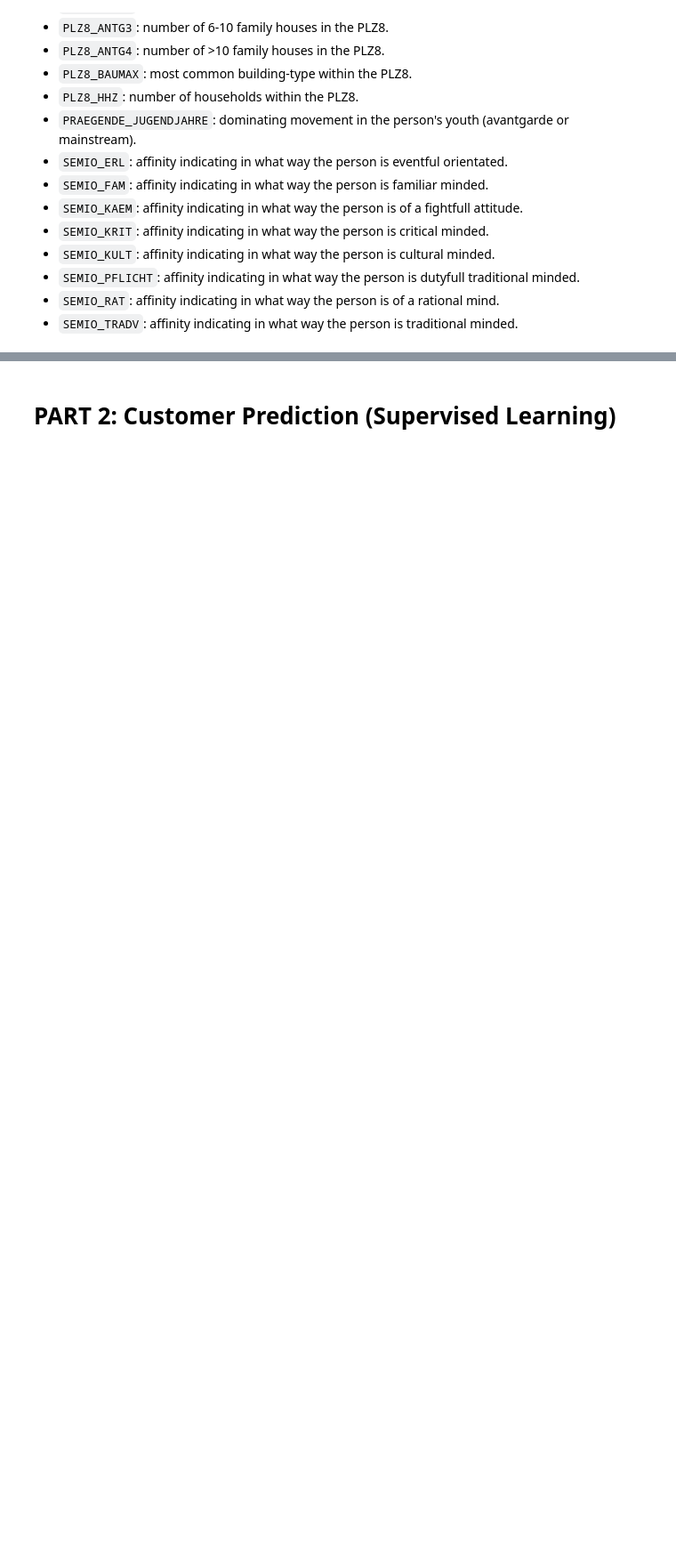
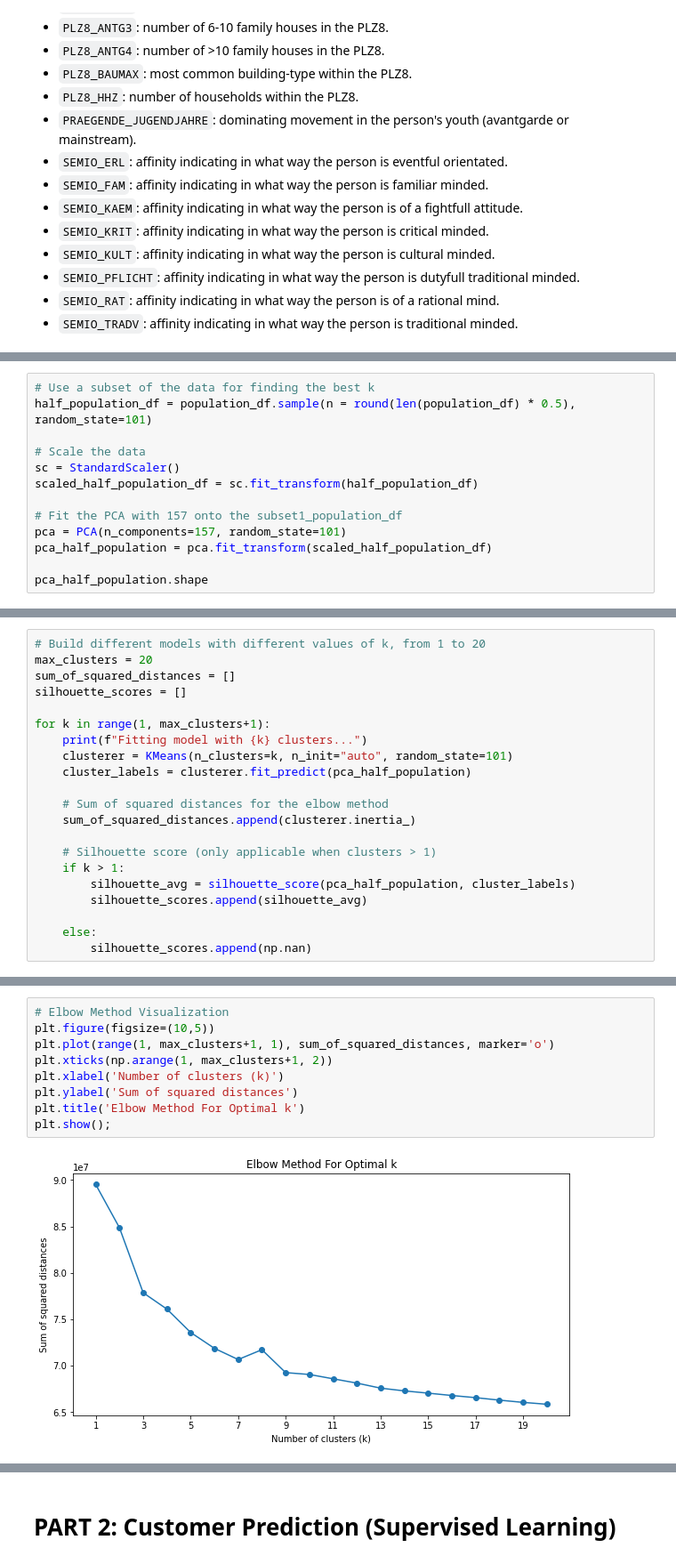
Before and after one commit to bruno-f7s/portfolio, a Jupyter notebook: arvarto-customer-segmentation/02-model-development.ipynb, the cells around one changed output, grey strips where cells are left out. Shown: that part at 89% size. Cells and saved outputs as stored; diff of their text form; blank space fills up the shorter version.

```diff
--- a/arvarto-customer-segmentation/02-model-development.ipynb
+++ b/arvarto-customer-segmentation/02-model-development.ipynb
@@ -279,0 +246,13 @@ plt.show()
+# %%
+# Use a subset of the data for finding the best k
+half_population_df = population_df.sample(n = round(len(population_df) * 0.5), random_state=101)
+
+# Scale the data
+sc = StandardScaler()
+scaled_half_population_df = sc.fit_transform(half_population_df)
+
+# Fit the PCA with 157 onto the subset1_population_df
+pca = PCA(n_components=157, random_state=101)
+pca_half_population = pca.fit_transform(scaled_half_population_df)
+
+pca_half_population.shape
@@ -279,0 +261,21 @@ plt.show()
+# %%
+# Build different models with different values of k, from 1 to 20
+max_clusters = 20
+sum_of_squared_distances = []
+silhouette_scores = []
+
+for k in range(1, max_clusters+1):
+    print(f"Fitting model with {k} clusters...")
+    clusterer = KMeans(n_clusters=k, n_init="auto", random_state=101)
+    cluster_labels = clusterer.fit_predict(pca_half_population)
+
+    # Sum of squared distances for the elbow method
+    sum_of_squared_distances.append(clusterer.inertia_)
+
+    # Silhouette score (only applicable when clusters > 1)
+    if k > 1:
+        silhouette_avg = silhouette_score(pca_half_population, cluster_labels)
+        silhouette_scores.append(silhouette_avg)
+
+    else:
+        silhouette_scores.append(np.nan)
@@ -279,0 +303,11 @@ plt.show()
+# %%
+# Elbow Method Visualization
+plt.figure(figsize=(10,5))
+plt.plot(range(1, max_clusters+1, 1), sum_of_squared_distances, marker='o')
+plt.xticks(np.arange(1, max_clusters+1, 2))
+plt.xlabel('Number of clusters (k)')
+plt.ylabel('Sum of squared distances')
+plt.title('Elbow Method For Optimal k')
+plt.show();
+# %% [output]
+[figure, added]
```
Also changed, not shown: parts of 32 cells of this notebook, 1 other file.
